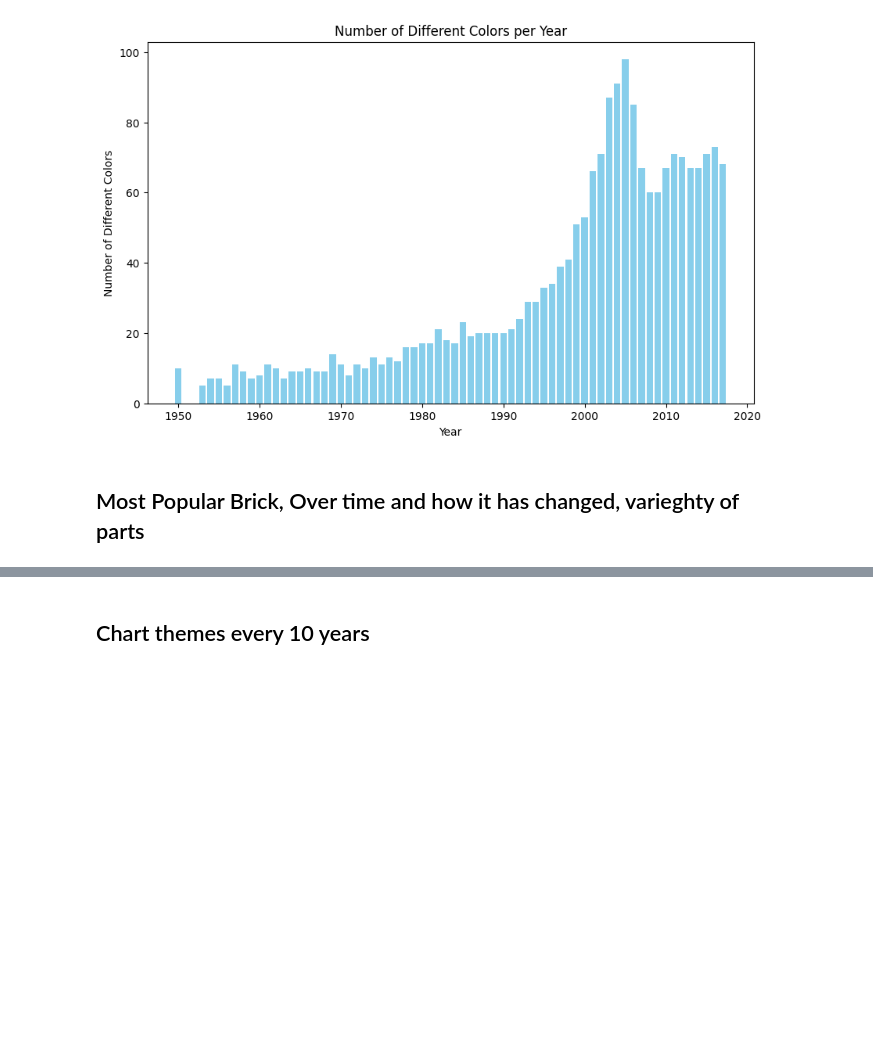
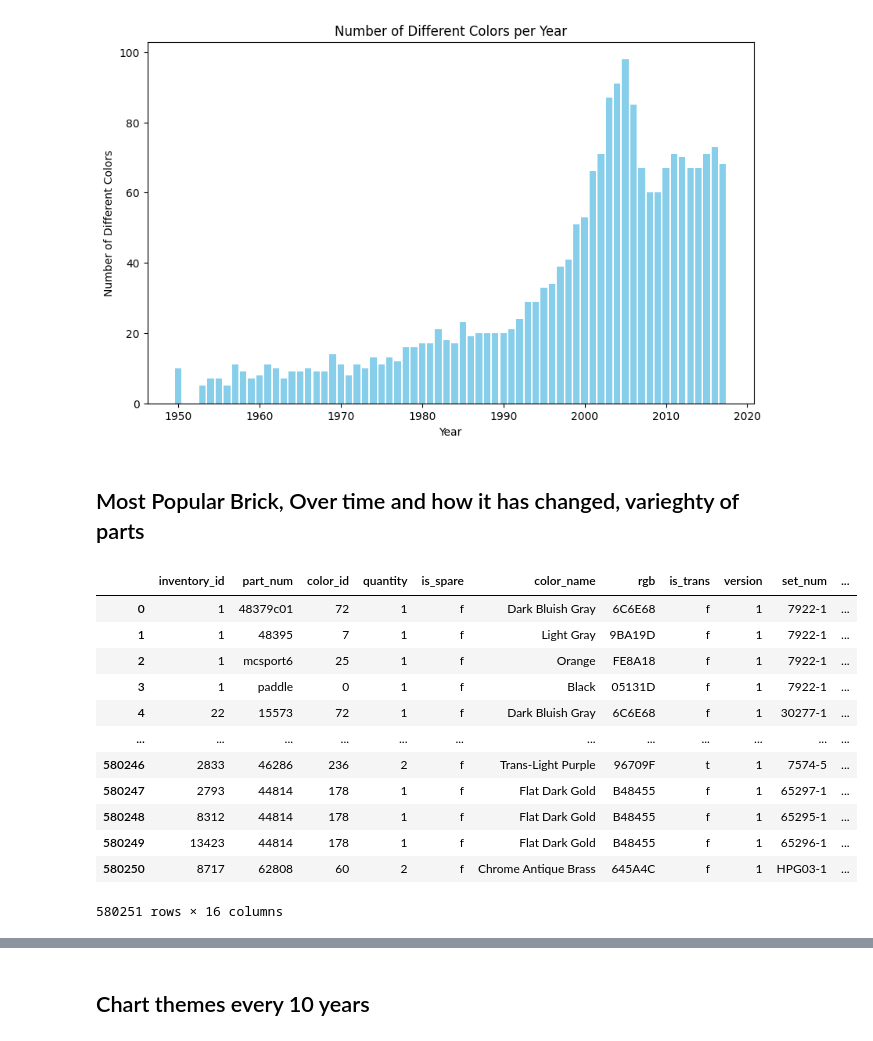
Before and after one commit to MatthewKolotylo/Lego-Project, a Jupyter notebook: Master Code Copy.ipynb, the cells around one changed output, grey strips where cells are left out. Cells and saved outputs as stored; diff of their text form; code cells hidden in the pictures; blank space fills up the shorter version.

```diff
--- a/Master Code Copy.ipynb
+++ b/Master Code Copy.ipynb
@@ -233,3 +233,19 @@ plt.show()
 #change at 2:25
 # %% [markdown]
 ## Most Popular Brick, Over time and how it has changed, varieghty of parts
+# %%
+df
+# %% [output]
+|  | inventory_id | part_num | color_id | quantity | is_spare | color_name | rgb | is_trans | version | set_num | ... |
+| 0 | 1 | 48379c01 | 72 | 1 | f | Dark Bluish Gray | 6C6E68 | f | 1 | 7922-1 | ... |
+| 1 | 1 | 48395 | 7 | 1 | f | Light Gray | 9BA19D | f | 1 | 7922-1 | ... |
+| 2 | 1 | mcsport6 | 25 | 1 | f | Orange | FE8A18 | f | 1 | 7922-1 | ... |
+| 3 | 1 | paddle | 0 | 1 | f | Black | 05131D | f | 1 | 7922-1 | ... |
+| 4 | 22 | 15573 | 72 | 1 | f | Dark Bluish Gray | 6C6E68 | f | 1 | 30277-1 | ... |
+| ... | ... | ... | ... | ... | ... | ... | ... | ... | ... | ... | ... |
+| 580246 | 2833 | 46286 | 236 | 2 | f | Trans-Light Purple | 96709F | t | 1 | 7574-5 | ... |
+| 580247 | 2793 | 44814 | 178 | 1 | f | Flat Dark Gold | B48455 | f | 1 | 65297-1 | ... |
+| 580248 | 8312 | 44814 | 178 | 1 | f | Flat Dark Gold | B48455 | f | 1 | 65295-1 | ... |
+| 580249 | 13423 | 44814 | 178 | 1 | f | Flat Dark Gold | B48455 | f | 1 | 65296-1 | ... |
+| 580250 | 8717 | 62808 | 60 | 2 | f | Chrome Antique Brass | 645A4C | f | 1 | HPG03-1 | ... |
+580251 rows × 16 columns
```
Also changed, not shown: parts of 11 cells of this notebook.
